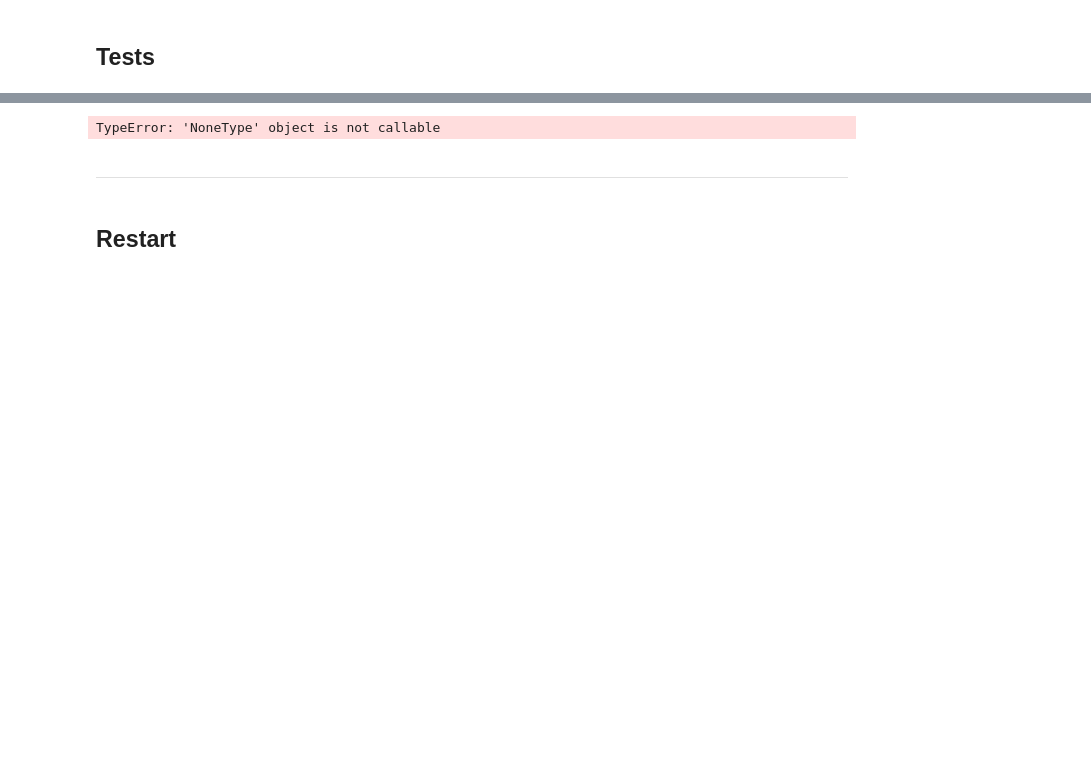
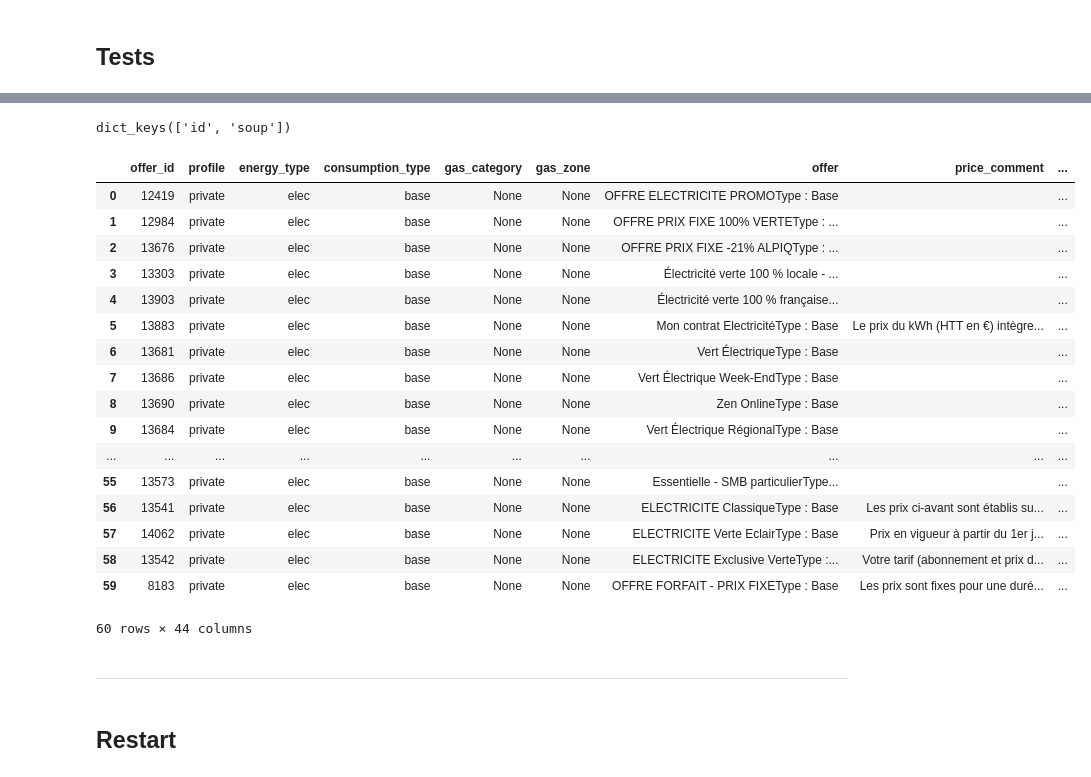
Before and after one commit to jles-c/mediateurenergie, a Jupyter notebook: mediateur.ipynb, the cells around one changed output, grey strips where cells are left out. Drawn from its saved outputs; the diff is of its cells as text; code cells hidden in the pictures; blank space fills up the shorter version.

```diff
--- a/mediateur.ipynb
+++ b/mediateur.ipynb
@@ -357,21 +601,64 @@ found
+# %%
+offers_soup[0].keys()
+# %% [output]
+dict_keys(['id', 'soup'])
 # %%
-offer = {}
-result_rows = soup_offer.find(id = 'electricite').find_all('tr')
+def get_offer_dict_raw(offer_soup):
+    offer = {}
+    result_rows = offer_soup.find(id = 'electricite').find_all('tr')
 
-for row in result_rows:
-## Add additionnal keys from rows in result based on yaml settings for results columns
-    children = row.find_elements(By.XPATH, ("*"))
+    for row in result_rows:
+    ## Add additionnal keys from rows in result based on yaml settings for results columns
+        children = row.children
 
-    if any([child.name == "td" for child in children]): # Filter rows that have no values
+        if any([child.name == "td" for child in children]): # Filter rows that have no values
 
-        key = row.find('th').text
-        value = row.find('td').text
+            key = row.find('th').get_text(strip = True)
+            value = row.find('td').get_text(strip = True)
 
-        if key in scraper.settings['results']['columns']: # Only keeps desired columns
-            offer[key] = value
-offer
+            if key in scraper.settings['results']['columns']: # Only keeps desired columns
+                offer[key] = value
+    return offer
-# %% [output]
-TypeError: 'NoneType' object is not callable
+# %%
+# elec offers
+for offer in offers_soup:
+    offer_dict = {'offer_id' : offer['id'],
+            #  "provider_name" : provider,
+             'profile' : scraper.profile,
+             'energy_type' : scraper.energy_type,
+             'consumption_type' : scraper.elec_consumption_type,
+             'gas_category' : None,
+             'gas_zone' : None,
+             }
+
+    offer_dict.update(get_offer_dict_raw(offer['soup']))
+
+    offer.update({'dict':offer_dict})
+# %%
+df = pd.DataFrame().from_records([offer.get('dict') for offer in offers_soup])
+# %%
+df.rename(columns=scraper.settings["results"]["rename"], inplace=True)
+# %%
+scraper.additional_columns(df=df)
+# %% [output]
+|  | offer_id | profile | energy_type | consumption_type | gas_category | gas_zone | offer | price_comment | ... |
+| 0 | 12419 | private | elec | base | None | None | OFFRE ELECTRICITE PROMOType : Base |  | ... |
+| 1 | 12984 | private | elec | base | None | None | OFFRE PRIX FIXE 100% VERTEType : ... |  | ... |
+| 2 | 13676 | private | elec | base | None | None | OFFRE PRIX FIXE -21% ALPIQType : ... |  | ... |
+| 3 | 13303 | private | elec | base | None | None | Électricité verte 100 % locale - ... |  | ... |
+| 4 | 13903 | private | elec | base | None | None | Électricité verte 100 % française... |  | ... |
+| 5 | 13883 | private | elec | base | None | None | Mon contrat ElectricitéType : Base | Le prix du kWh (HTT en €) intègre... | ... |
+| 6 | 13681 | private | elec | base | None | None | Vert ÉlectriqueType : Base |  | ... |
+| 7 | 13686 | private | elec | base | None | None | Vert Électrique Week-EndType : Base |  | ... |
+| 8 | 13690 | private | elec | base | None | None | Zen OnlineType : Base |  | ... |
+| 9 | 13684 | private | elec | base | None | None | Vert Électrique RégionalType : Base |  | ... |
+| ... | ... | ... | ... | ... | ... | ... | ... | ... | ... |
+| 55 | 13573 | private | elec | base | None | None | Essentielle - SMB particulierType... |  | ... |
+| 56 | 13541 | private | elec | base | None | None | ELECTRICITE ClassiqueType : Base | Les prix ci-avant sont établis su... | ... |
+| 57 | 14062 | private | elec | base | None | None | ELECTRICITE Verte EclairType : Base | Prix en vigueur à partir du 1er j... | ... |
+| 58 | 13542 | private | elec | base | None | None | ELECTRICITE Exclusive VerteType :... | Votre tarif (abonnement et prix d... | ... |
+| 59 | 8183 | private | elec | base | None | None | OFFRE FORFAIT - PRIX FIXEType : Base | Les prix sont fixes pour une duré... | ... |
+60 rows × 44 columns
 # %% [markdown]
 ---
 # %% [markdown]
```
Also changed, not shown: parts of 15 cells of this notebook, 1 other file.
